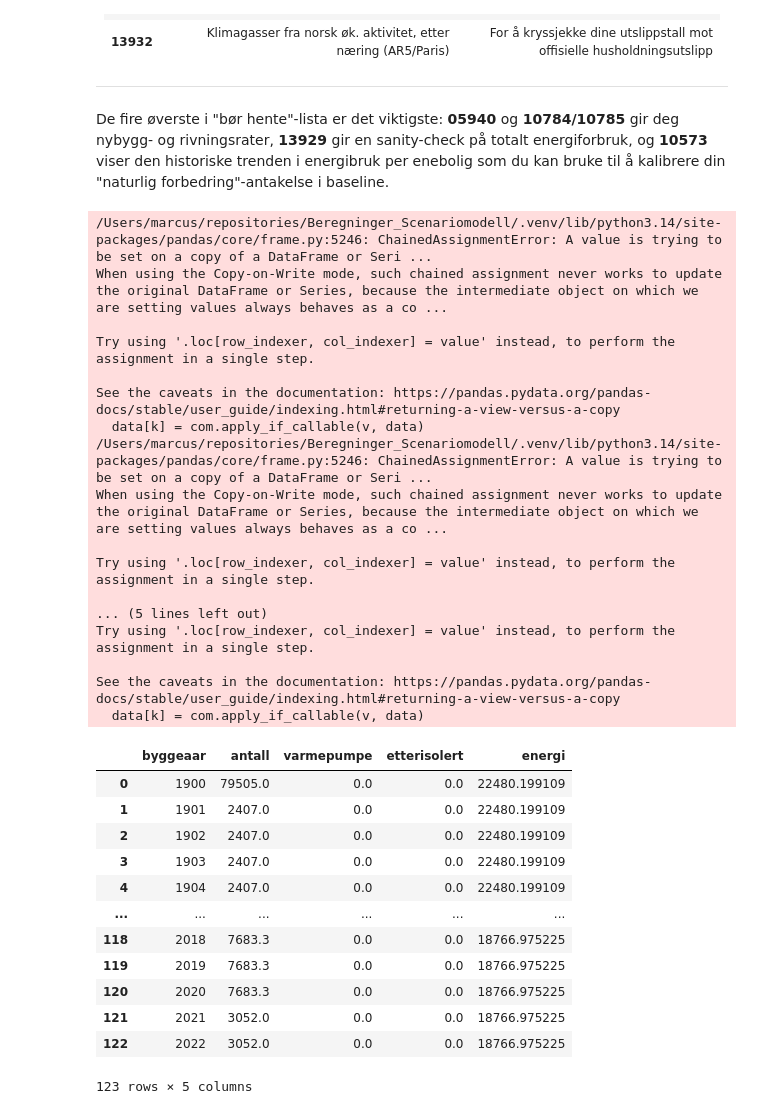
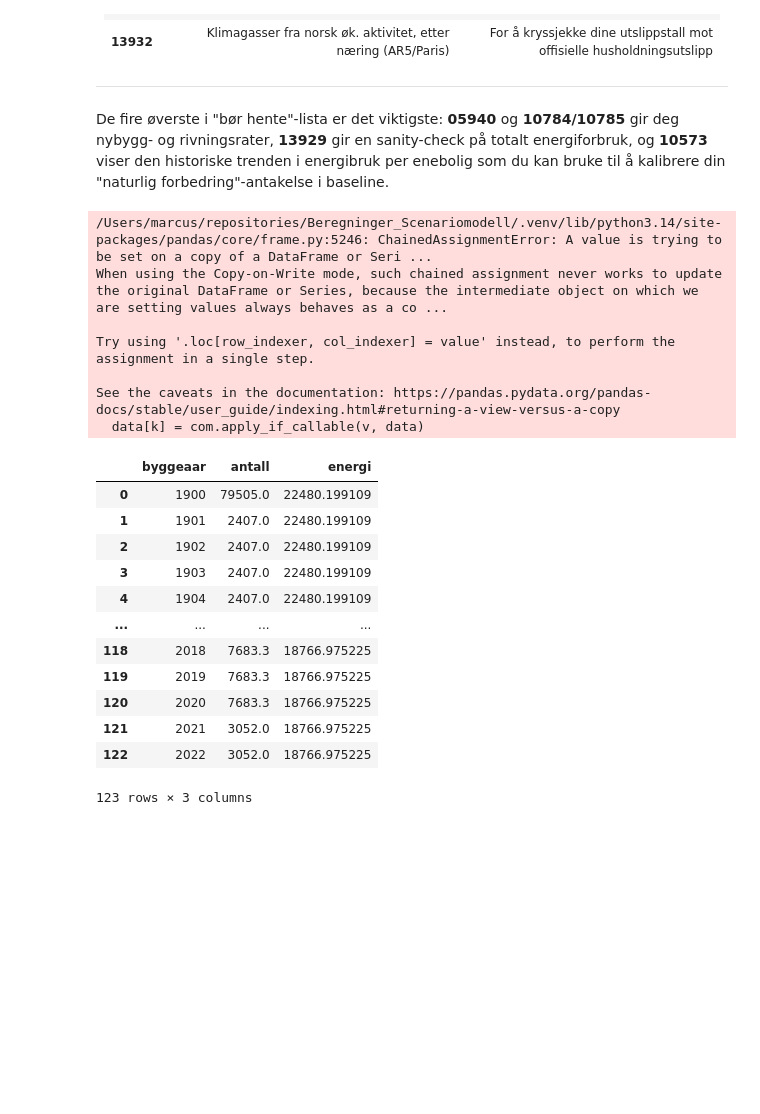
Before and after one commit to andre-hegre/Beregninger_Scenariomodell, a Jupyter notebook: data_import.ipynb, the cells around one changed output. Saved outputs shown, nothing was run; the diff lists cells and outputs as text; code cells hidden in the pictures; blank space fills up the shorter version.

```diff
--- a/data_import.ipynb
+++ b/data_import.ipynb
@@ -269,57 +269,45 @@ De fire øverste i "bør hente"-lista er det viktigste: **05940** og **10784/107
 
 # SSB 10576 gir snitt for alle boliger, ikke eneboliger.
 # Korreksjonsfaktor fra SSB 10573: enebolig / alle boliger
 enebolig_faktor = 22_848 / 17_518
 
 all_years = pd.DataFrame({'byggeaar': np.arange(1900, 2023)})
 
 boligbestand_profil = (
     all_years
     .merge(bygningsbestand_2022.rename(columns={'antall_boliger': 'antall'}), on='byggeaar', how='left')
     .merge(gjennomsnittlig_forbruk_2022.rename(columns={
         'Elektrisitet':                  'elektrisitet',
         'Ved, pellets og vedbriketter':  'ved',
         'Gass og fjernvarme':            'fjernvarme',
     }), on='byggeaar', how='left')
     .fillna(0)
     .assign(
-        energi=lambda d: (d['elektrisitet'] + d['ved'] + d['fjernvarme']) * enebolig_faktor,
-        varmepumpe=0.0,
-        etterisolert=0.0,
+        energi=lambda d: (d['elektrisitet'] + d['ved'] + d['fjernvarme']) * enebolig_faktor
     )
-    [['byggeaar', 'antall', 'varmepumpe', 'etterisolert', 'energi']]
+    [['byggeaar', 'antall', 'energi']]
 )
 
 boligbestand_profil.to_csv('data/bygningsbestand_2022.csv', index=False)
 boligbestand_profil
 # %% [output]
 /Users/marcus/repositories/Beregninger_Scenariomodell/.venv/lib/python3.14/site-packages/pandas/core/frame.py:5246: ChainedAssignmentError: A value is trying to be set on a copy of a DataFrame or Seri ...
 When using the Copy-on-Write mode, such chained assignment never works to update the original DataFrame or Series, because the intermediate object on which we are setting values always behaves as a co ...
 
 Try using '.loc[row_indexer, col_indexer] = value' instead, to perform the assignment in a single step.
 
 See the caveats in the documentation: https://pandas.pydata.org/pandas-docs/stable/user_guide/indexing.html#returning-a-view-versus-a-copy
   data[k] = com.apply_if_callable(v, data)
-/Users/marcus/repositories/Beregninger_Scenariomodell/.venv/lib/python3.14/site-packages/pandas/core/frame.py:5246: ChainedAssignmentError: A value is trying to be set on a copy of a DataFrame or Seri ...
-When using the Copy-on-Write mode, such chained assignment never works to update the original DataFrame or Series, because the intermediate object on which we are setting values always behaves as a co ...
-
-Try using '.loc[row_indexer, col_indexer] = value' instead, to perform the assignment in a single step.
-
-... (5 lines left out)
-Try using '.loc[row_indexer, col_indexer] = value' instead, to perform the assignment in a single step.
-
-See the caveats in the documentation: https://pandas.pydata.org/pandas-docs/stable/user_guide/indexing.html#returning-a-view-versus-a-copy
-  data[k] = com.apply_if_callable(v, data)
-|  | byggeaar | antall | varmepumpe | etterisolert | energi |
-| 0 | 1900 | 79505.0 | 0.0 | 0.0 | 22480.199109 |
-| 1 | 1901 | 2407.0 | 0.0 | 0.0 | 22480.199109 |
-| 2 | 1902 | 2407.0 | 0.0 | 0.0 | 22480.199109 |
-| 3 | 1903 | 2407.0 | 0.0 | 0.0 | 22480.199109 |
-| 4 | 1904 | 2407.0 | 0.0 | 0.0 | 22480.199109 |
-| ... | ... | ... | ... | ... | ... |
-| 118 | 2018 | 7683.3 | 0.0 | 0.0 | 18766.975225 |
-| 119 | 2019 | 7683.3 | 0.0 | 0.0 | 18766.975225 |
-| 120 | 2020 | 7683.3 | 0.0 | 0.0 | 18766.975225 |
-| 121 | 2021 | 3052.0 | 0.0 | 0.0 | 18766.975225 |
-| 122 | 2022 | 3052.0 | 0.0 | 0.0 | 18766.975225 |
+|  | byggeaar | antall | energi |
+| 0 | 1900 | 79505.0 | 22480.199109 |
+| 1 | 1901 | 2407.0 | 22480.199109 |
+| 2 | 1902 | 2407.0 | 22480.199109 |
+| 3 | 1903 | 2407.0 | 22480.199109 |
+| 4 | 1904 | 2407.0 | 22480.199109 |
+| ... | ... | ... | ... |
+| 118 | 2018 | 7683.3 | 18766.975225 |
+| 119 | 2019 | 7683.3 | 18766.975225 |
+| 120 | 2020 | 7683.3 | 18766.975225 |
+| 121 | 2021 | 3052.0 | 18766.975225 |
+| 122 | 2022 | 3052.0 | 18766.975225 |
-123 rows × 5 columns
+123 rows × 3 columns
```
Also changed, not shown: 1 other file.
